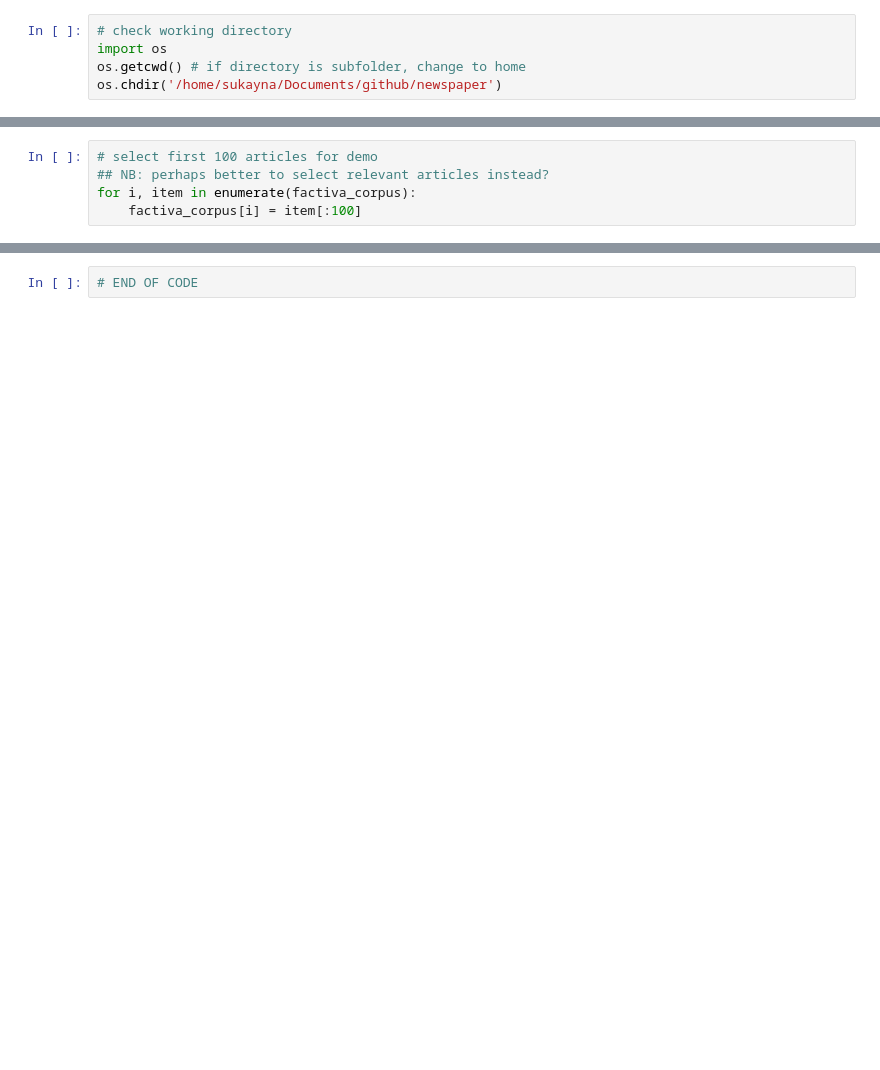
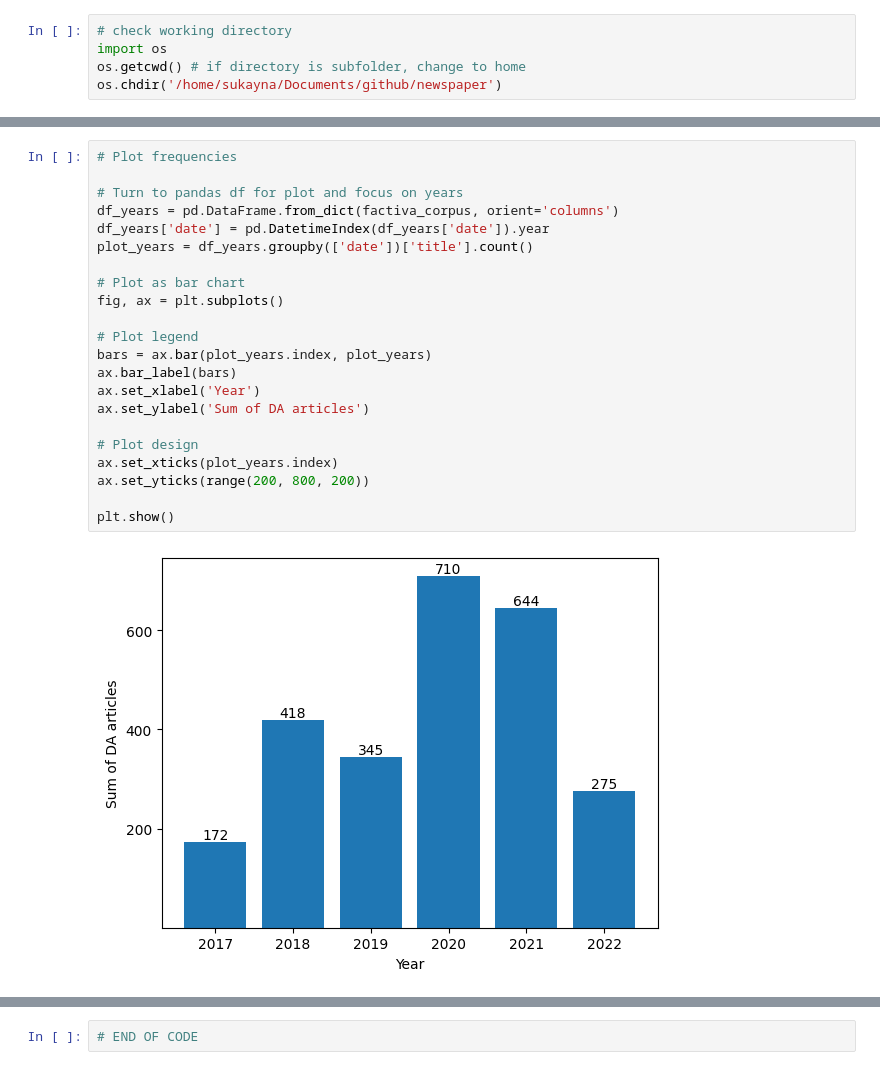
Before and after one commit to blue-create/newspaper, a Jupyter notebook: scripts/factiva-corpus-analysis.ipynb, the cells around one changed output, grey strips where cells are left out. Saved outputs shown, nothing was run; the diff lists cells and outputs as text; blank space fills up the shorter version.

```diff
--- a/scripts/factiva-corpus-analysis.ipynb
+++ b/scripts/factiva-corpus-analysis.ipynb
@@ -25,5 +58,0 @@ spacy_mod = spacy.load("de_core_news_lg",
-# %%
-# select first 100 articles for demo
-## NB: perhaps better to select relevant articles instead?
-for i, item in enumerate(factiva_corpus):
-    factiva_corpus[i] = item[:100]
@@ -137,0 +196,24 @@ IndexError: list index out of range
+# %%
+# Plot frequencies
+
+# Turn to pandas df for plot and focus on years
+df_years = pd.DataFrame.from_dict(factiva_corpus, orient='columns')
+df_years['date'] = pd.DatetimeIndex(df_years['date']).year
+plot_years = df_years.groupby(['date'])['title'].count()
+
+# Plot as bar chart
+fig, ax = plt.subplots()
+
+# Plot legend
+bars = ax.bar(plot_years.index, plot_years)
+ax.bar_label(bars)
+ax.set_xlabel('Year')
+ax.set_ylabel('Sum of DA articles')
+
+# Plot design
+ax.set_xticks(plot_years.index)
+ax.set_yticks(range(200, 800, 200))
+
+plt.show()
+# %% [output]
+[figure, added]
```
Also changed, not shown: parts of 32 cells of this notebook.
